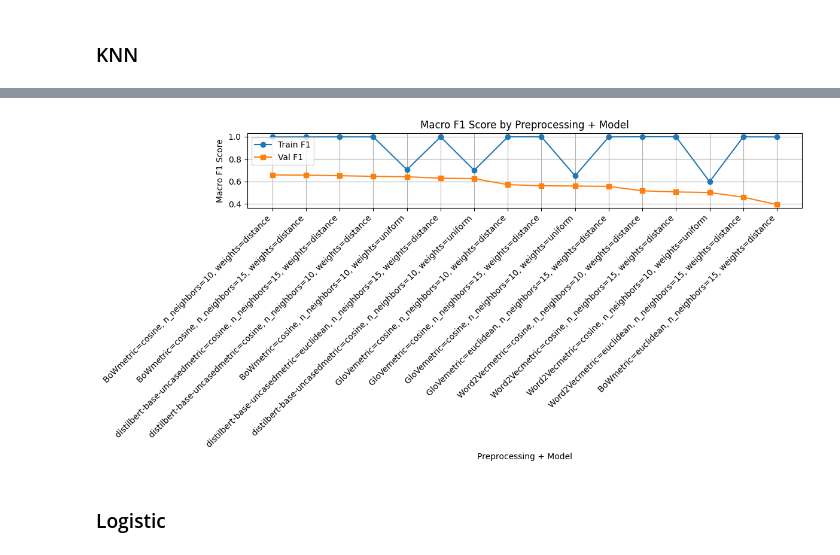
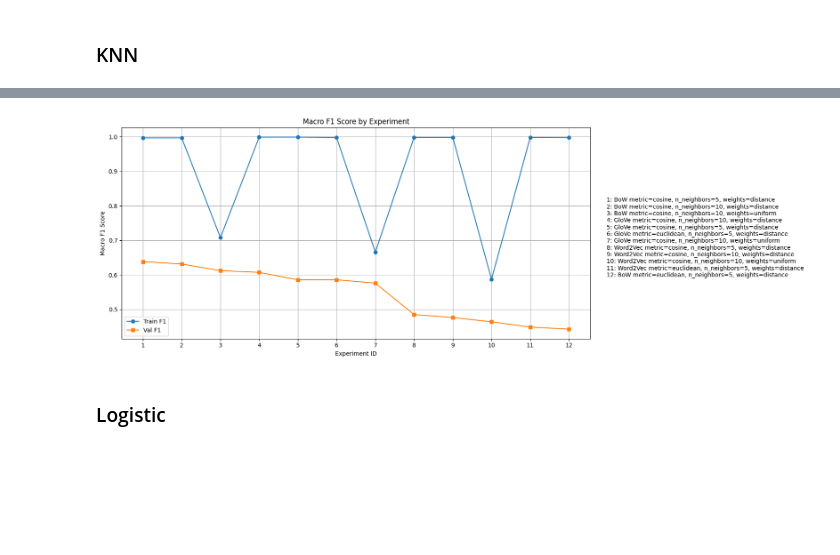
Before and after one commit to fabiofficial/Text_Mining_Project, a Jupyter notebook: Notebooks/tm_tests_42.ipynb, the cells around one changed output, grey strips where cells are left out. Saved outputs shown, nothing was run; the diff lists cells and outputs as text; code cells hidden in the pictures; blank space fills up the shorter version.

```diff
--- a/Notebooks/tm_tests_42.ipynb
+++ b/Notebooks/tm_tests_42.ipynb
@@ -766,9 +769,9 @@ feature_sets = {
 # %%
 knn_configs = [
     {"n_neighbors": 10, "metric": "cosine", "weights": "uniform"},
-    {"n_neighbors": 15, "metric": "cosine", "weights": "distance"},
+    {"n_neighbors": 5, "metric": "cosine", "weights": "distance"},
     {"n_neighbors": 10, "metric": "cosine", "weights": "distance"},
-    {"n_neighbors": 15, "metric": "euclidean", "weights": "distance"}
+    {"n_neighbors": 5, "metric": "euclidean", "weights": "distance"}
 ]
 # %%
 logreg_configs = [
@@ -791,12 +794,6 @@ def evaluate_and_print(model, X_train, y_train, X_val, y_val, model_name, rep_na
 
     print("\n📘 TRAINING METRICS")
     print(f"Accuracy: {train_acc:.4f}")
-    for label in ['bearish', 'bullish', 'neutral']:
-        metrics = train_report[label]
-        print(f"\nClass: {label}")
-        print(f"  Precision: {metrics['precision']:.4f}")
-        print(f"  Recall:    {metrics['recall']:.4f}")
-        print(f"  F1-score:  {metrics['f1-score']:.4f}")
     print(f"\nMacro Avg F1-score: {train_report['macro avg']['f1-score']:.4f}")
 
     # --- VALIDATION METRICS ---
@@ -806,12 +803,6 @@ def evaluate_and_print(model, X_train, y_train, X_val, y_val, model_name, rep_na
 
     print("\n📗 VALIDATION METRICS")
     print(f"Accuracy: {val_acc:.4f}")
-    for label in ['bearish', 'bullish', 'neutral']:
-        metrics = val_report[label]
-        print(f"\nClass: {label}")
-        print(f"  Precision: {metrics['precision']:.4f}")
-        print(f"  Recall:    {metrics['recall']:.4f}")
-        print(f"  F1-score:  {metrics['f1-score']:.4f}")
     print(f"\nMacro Avg F1-score: {val_report['macro avg']['f1-score']:.4f}")
 
     # --- Return all scores for storage ---
@@ -870,30 +861,40 @@ Macro Avg F1-score: 0.6301
-# %%
-# Convert results_final to a DataFrame
-df_results = pd.DataFrame(results_final)
-
-# Sort by validation F1 if you want
-df_results = df_results.sort_values("val_f1", ascending=False)
-
-# Set the figure size
-plt.figure(figsize=(12, 6))
-
-# Plot both train and val F1
-plt.plot(df_results["prepro + model"], df_results["train_f1"], marker='o', label="Train F1")
-plt.plot(df_results["prepro + model"], df_results["val_f1"], marker='s', label="Val F1")
-
-# Improve readability
-plt.xticks(rotation=45, ha="right")
-plt.xlabel("Preprocessing + Model")
-plt.ylabel("Macro F1 Score")
-plt.title("Macro F1 Score by Preprocessing + Model")
-plt.legend()
-plt.grid(True)
-plt.tight_layout()
-
-# Show plot
-plt.show()
-# %% [output]
-[figure, removed]
+# %%
+# Convert results_final to a DataFrame
+df_results = pd.DataFrame(results_final)
+
+# Sort by validation F1 if desired
+df_results = df_results.sort_values("val_f1", ascending=False).reset_index(drop=True)
+
+# Create numerical labels for x-axis
+df_results["experiment_id"] = range(1, len(df_results) + 1)
+
+# Create mapping for legend
+legend_labels = [
+    f"{i+1}: {name}" for i, name in enumerate(df_results["prepro + model"])
+]
+
+# Plot
+plt.figure(figsize=(12, 6))
+plt.plot(df_results["experiment_id"], df_results["train_f1"], marker='o', label="Train F1")
+plt.plot(df_results["experiment_id"], df_results["val_f1"], marker='s', label="Val F1")
+
+# Labels and formatting
+plt.xticks(df_results["experiment_id"])  # just numbers on x-axis
+plt.xlabel("Experiment ID")
+plt.ylabel("Macro F1 Score")
+plt.title("Macro F1 Score by Experiment")
+plt.grid(True)
+plt.legend()
+plt.tight_layout()
+
+# Add a custom legend as text box
+legend_text = "\n".join(legend_labels)
+plt.gcf().text(1.02, 0.5, legend_text, fontsize=10, va='center')  # side legend
+
+# Show plot
+plt.show()
+# %% [output]
+[figure, added]
 # %% [markdown]
 ### Logistic
 # %%
```
Also changed, not shown: parts of 38 cells of this notebook.
